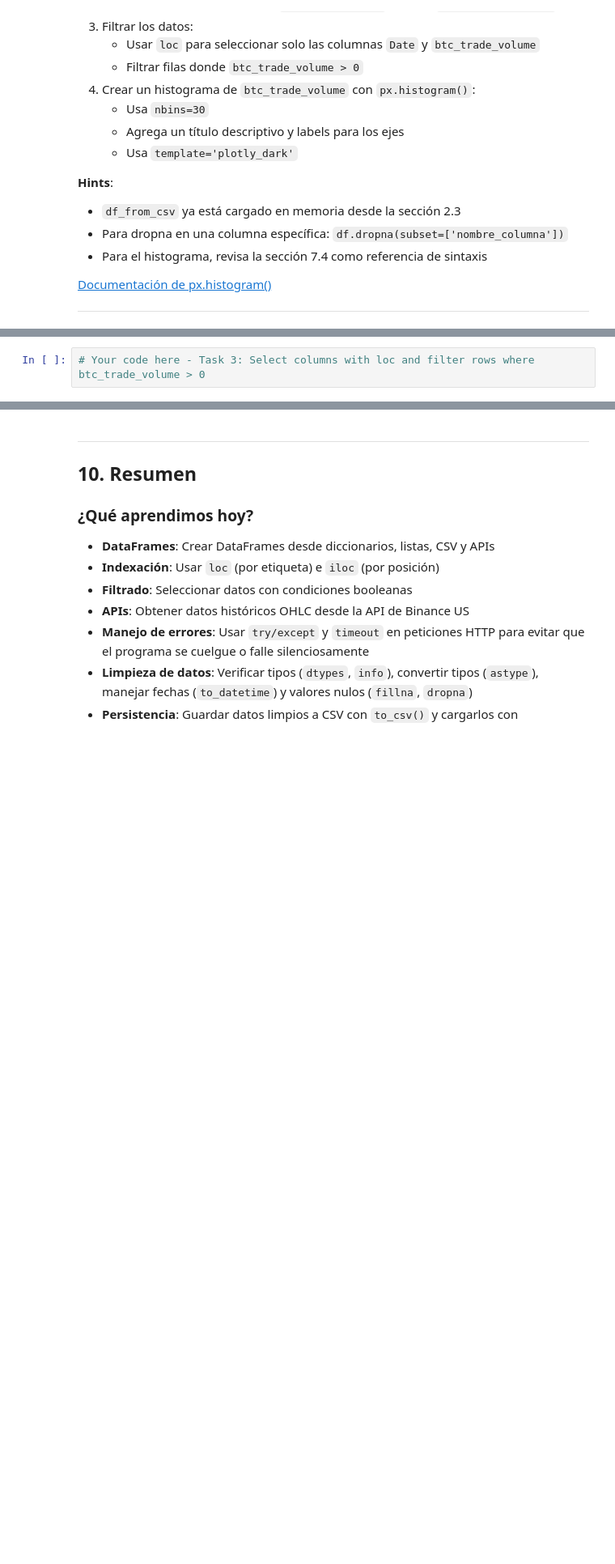
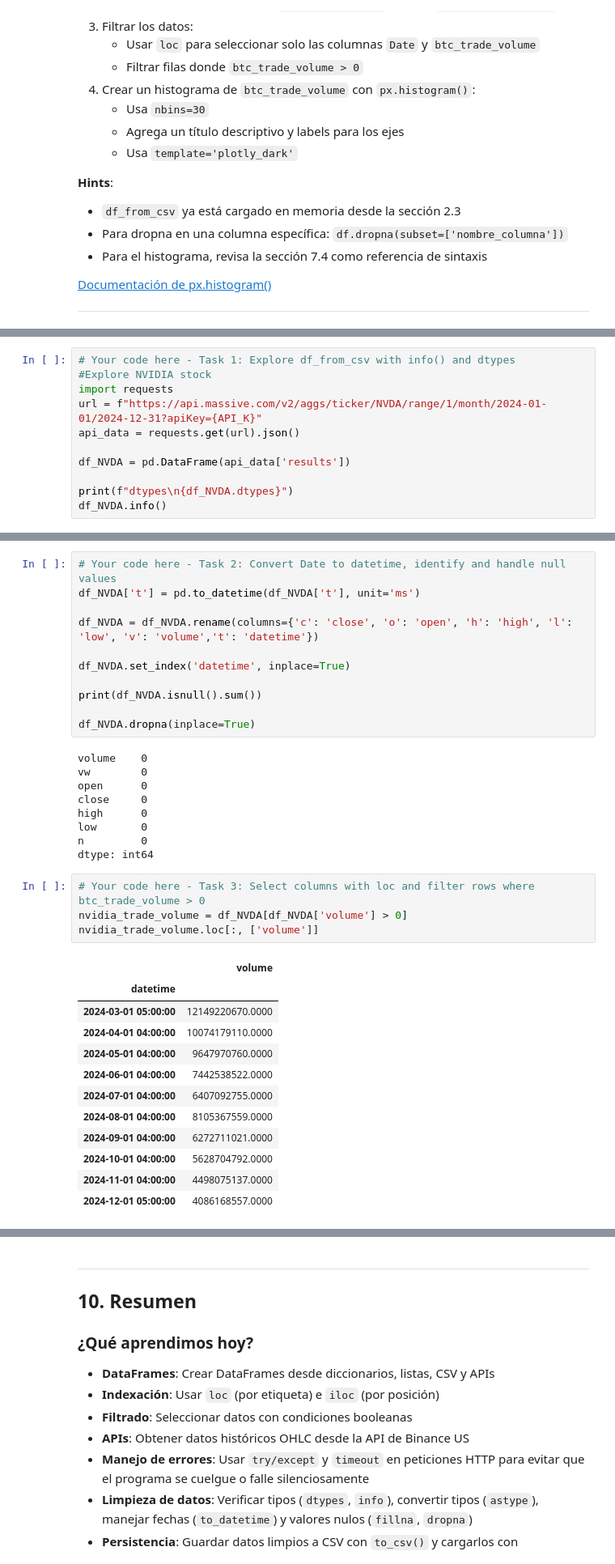
Before and after one commit to JonathanDLCH/Crypto_DataAnalysis, a Jupyter notebook: 2_Exploracion_Datos.ipynb, the cells around one changed output, grey strips where cells are left out. Shown at 81% size. Cells and saved outputs as stored; diff of their text form; blank space fills up the shorter version.

```diff
--- a/2_Exploracion_Datos.ipynb
+++ b/2_Exploracion_Datos.ipynb
@@ -2005,0 +2005,11 @@ fig.show()
+# %%
+# Your code here - Task 1: Explore df_from_csv with info() and dtypes
+#Explore NVIDIA stock
+import requests
+url = f"https://api.massive.com/v2/aggs/ticker/NVDA/range/1/month/2024-01-01/2024-12-31?apiKey={API_K}"
+api_data = requests.get(url).json()
+
+df_NVDA = pd.DataFrame(api_data['results'])
+
+print(f"dtypes\n{df_NVDA.dtypes}")
+df_NVDA.info()
@@ -2006,5 +2034,40 @@ fig.show()
+# %%
+# Your code here - Task 2: Convert Date to datetime, identify and handle null values
+df_NVDA['t'] = pd.to_datetime(df_NVDA['t'], unit='ms')
+
+df_NVDA = df_NVDA.rename(columns={'c': 'close', 'o': 'open', 'h': 'high', 'l': 'low', 'v': 'volume','t': 'datetime'})
+
+df_NVDA.set_index('datetime', inplace=True)
+
+print(df_NVDA.isnull().sum())
+
+df_NVDA.dropna(inplace=True)
+# %% [output]
+volume    0
+vw        0
+open      0
+close     0
+high      0
+low       0
+n         0
+dtype: int64
 # %%
 # Your code here - Task 3: Select columns with loc and filter rows where btc_trade_volume > 0
+nvidia_trade_volume = df_NVDA[df_NVDA['volume'] > 0]
+nvidia_trade_volume.loc[:, ['volume']]
+# %% [output]
+|  | volume |
+| datetime |  |
+| 2024-03-01 05:00:00 | 12149220670.0000 |
+| 2024-04-01 04:00:00 | 10074179110.0000 |
+| 2024-05-01 04:00:00 | 9647970760.0000 |
+| 2024-06-01 04:00:00 | 7442538522.0000 |
+| 2024-07-01 04:00:00 | 6407092755.0000 |
+| 2024-08-01 04:00:00 | 8105367559.0000 |
+| 2024-09-01 04:00:00 | 6272711021.0000 |
+| 2024-10-01 04:00:00 | 5628704792.0000 |
+| 2024-11-01 04:00:00 | 4498075137.0000 |
+| 2024-12-01 05:00:00 | 4086168557.0000 |
 # %%
 # Your code here - Task 4: Create a histogram of btc_trade_volume with px.histogram()
 # Hint: px.histogram(df, x='column_name', nbins=30, title='...', labels={...})
```
Also changed, not shown: parts of 29 cells of this notebook.
